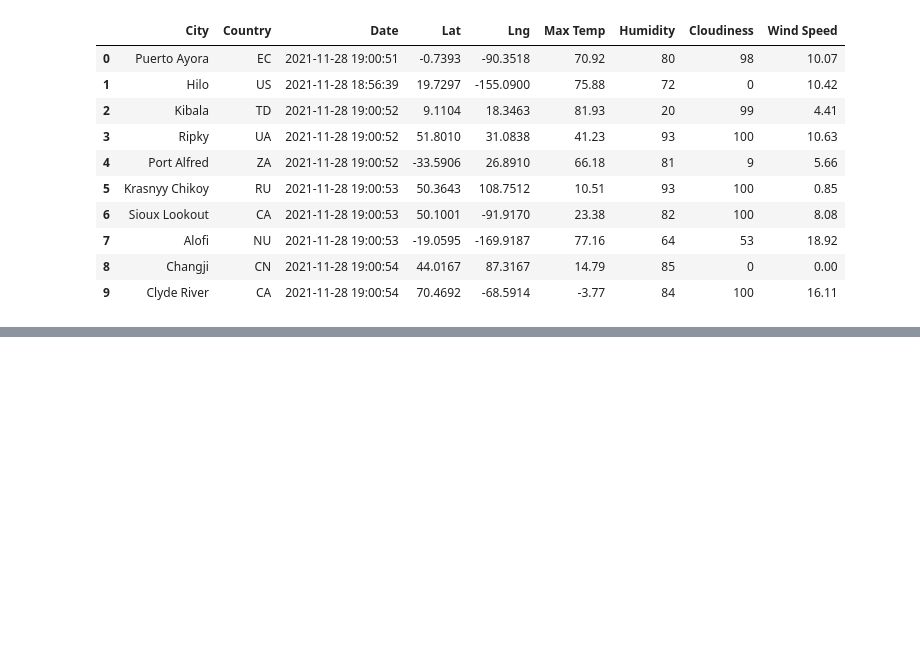
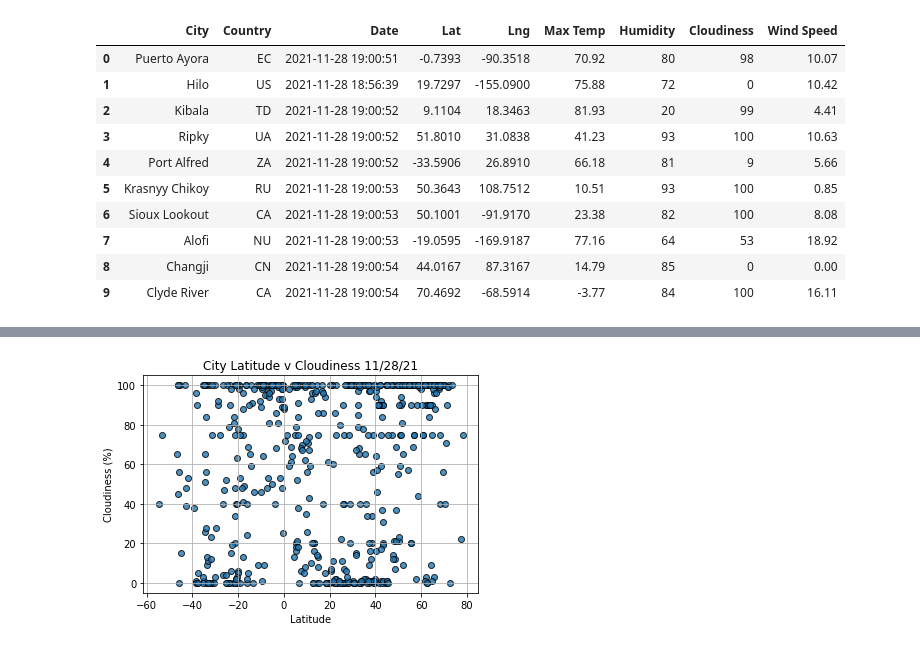
Before and after one commit to kylejohnsonks/World_Weather_Analysis, a Jupyter notebook: WeatherPy.ipynb, the cells around one changed output, grey strips where cells are left out. Saved outputs shown, nothing was run; the diff lists cells and outputs as text; code cells hidden in the pictures; blank space fills up the shorter version.

```diff
--- a/WeatherPy.ipynb
+++ b/WeatherPy.ipynb
@@ -167,0 +213,19 @@ city_data_df.to_csv(output_data_file, index_label="City_ID")
+# %%
+#Build scatter plot for Cloudiness
+plt.scatter(lats,cloudiness,
+           edgecolors="black", linewidths=1,
+           marker="o", alpha=.8,label="Cities")
+
+#other graph properties
+plt.title(f"City Latitude v Cloudiness "+time.strftime("%x"))
+plt.ylabel("Cloudiness (%)")
+plt.xlabel("Latitude")
+plt.grid()
+
+#save fig
+plt.savefig("Weather_Data/Latitude_v_Cloudiness.png")
+
+#Show plot
+plt.show()
+# %% [output]
+[figure, added]
```
Also changed, not shown: parts of 4 cells of this notebook, 5 other files.
